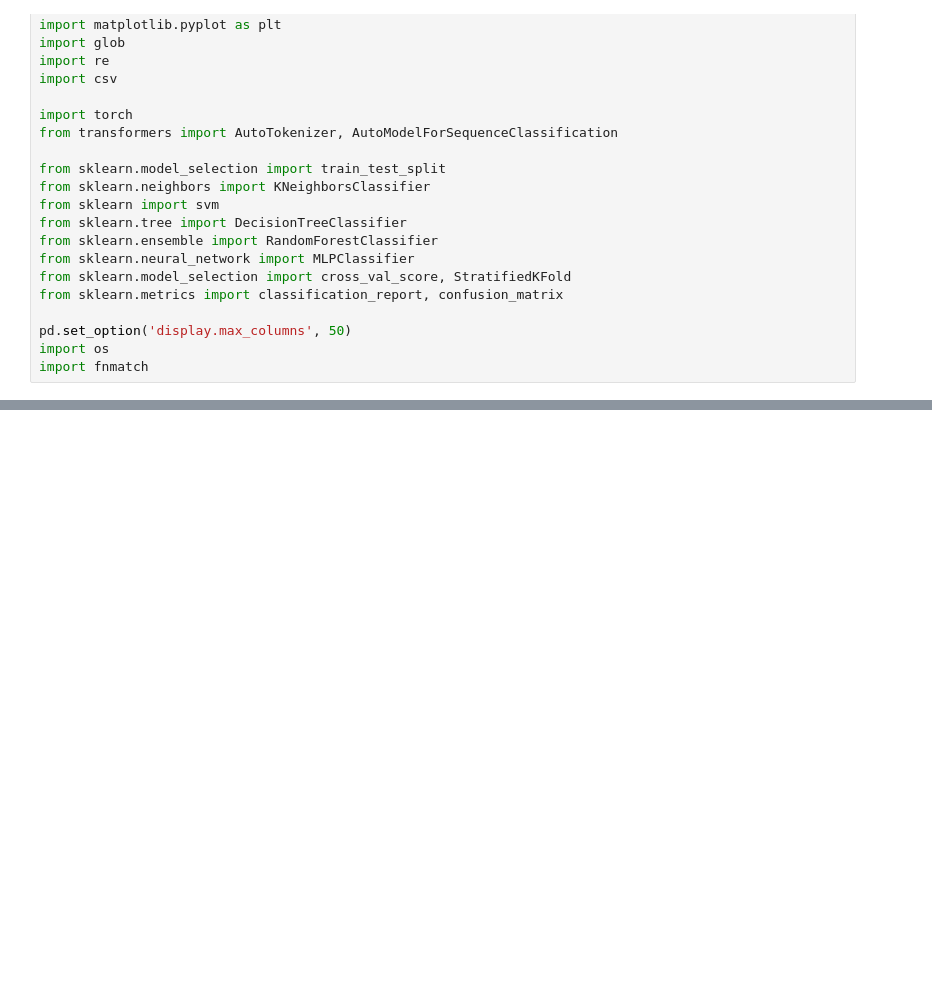
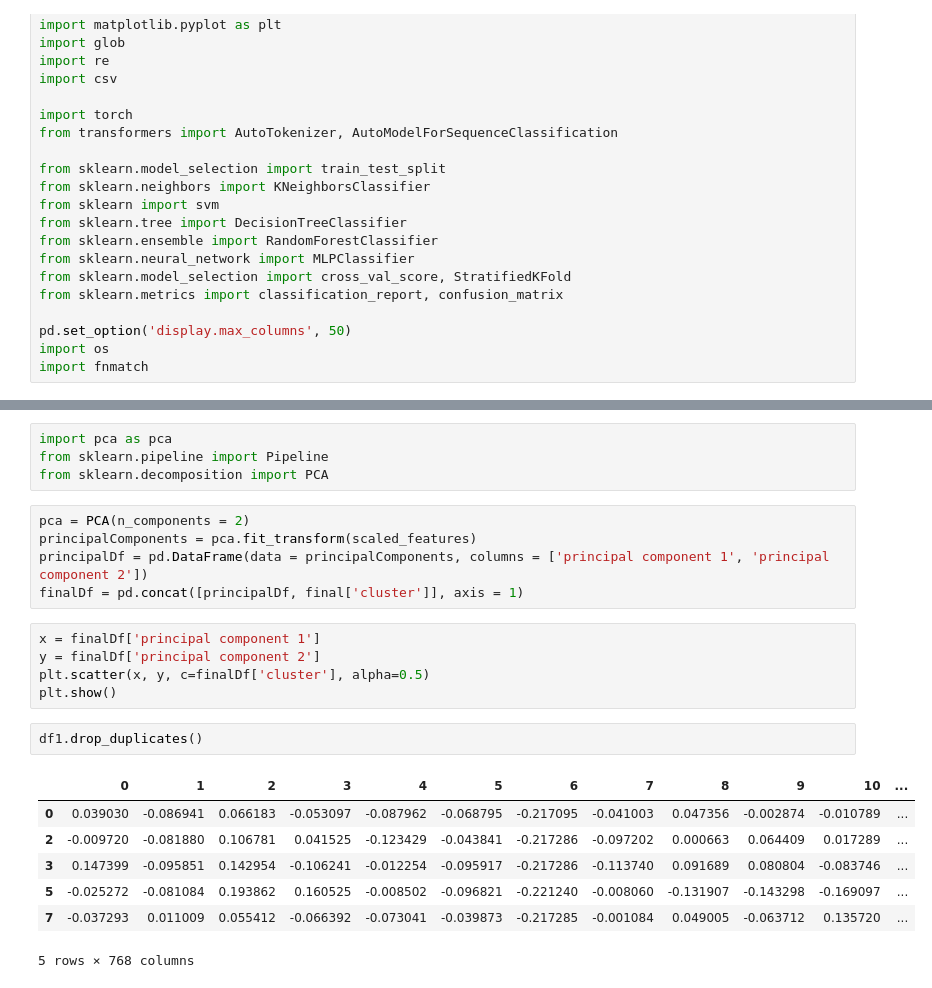
Before and after one commit to uva-bi-sdad/dspg22ari2, a Jupyter notebook: GP2_Analysis/Separated.ipynb, the cells around one changed output, grey strips where cells are left out. Cells and saved outputs as stored; diff of their text form; blank space fills up the shorter version.

```diff
--- a/GP2_Analysis/Separated.ipynb
+++ b/GP2_Analysis/Separated.ipynb
@@ -80,0 +181,24 @@ You should probably TRAIN this model on a down-stream task to be able to use it
+# %%
+import pca as pca
+from sklearn.pipeline import Pipeline
+from sklearn.decomposition import PCA
+# %%
+pca = PCA(n_components = 2)
+principalComponents = pca.fit_transform(scaled_features)
+principalDf = pd.DataFrame(data = principalComponents, columns = ['principal component 1', 'principal component 2'])
+finalDf = pd.concat([principalDf, final['cluster']], axis = 1)
+# %%
+x = finalDf['principal component 1']
+y = finalDf['principal component 2']
+plt.scatter(x, y, c=finalDf['cluster'], alpha=0.5)
+plt.show()
+# %%
+df1.drop_duplicates()
+# %% [output]
+|  | 0 | 1 | 2 | 3 | 4 | 5 | 6 | 7 | 8 | 9 | 10 | ... |
+| 0 | 0.039030 | -0.086941 | 0.066183 | -0.053097 | -0.087962 | -0.068795 | -0.217095 | -0.041003 | 0.047356 | -0.002874 | -0.010789 | ... |
+| 2 | -0.009720 | -0.081880 | 0.106781 | 0.041525 | -0.123429 | -0.043841 | -0.217286 | -0.097202 | 0.000663 | 0.064409 | 0.017289 | ... |
+| 3 | 0.147399 | -0.095851 | 0.142954 | -0.106241 | -0.012254 | -0.095917 | -0.217286 | -0.113740 | 0.091689 | 0.080804 | -0.083746 | ... |
+| 5 | -0.025272 | -0.081084 | 0.193862 | 0.160525 | -0.008502 | -0.096821 | -0.221240 | -0.008060 | -0.131907 | -0.143298 | -0.169097 | ... |
+| 7 | -0.037293 | 0.011009 | 0.055412 | -0.066392 | -0.073041 | -0.039873 | -0.217285 | -0.001084 | 0.049005 | -0.063712 | 0.135720 | ... |
+5 rows × 768 columns
```
Also changed, not shown: parts of 7 cells of this notebook, 1 other file.
